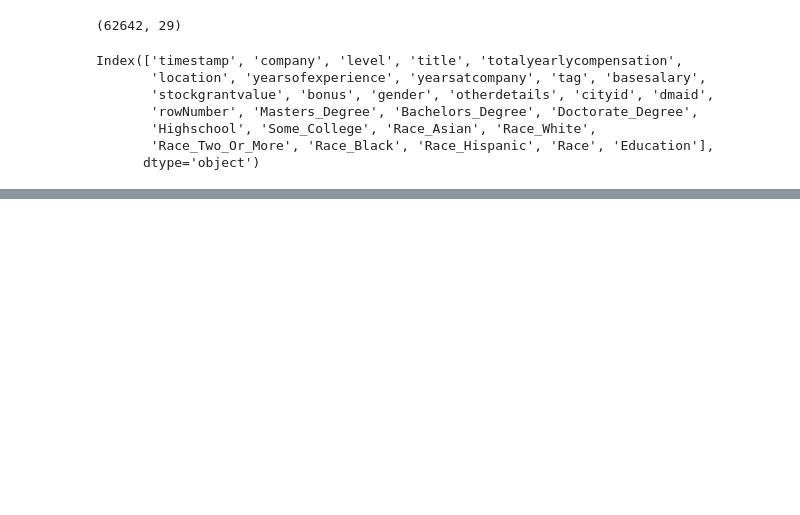
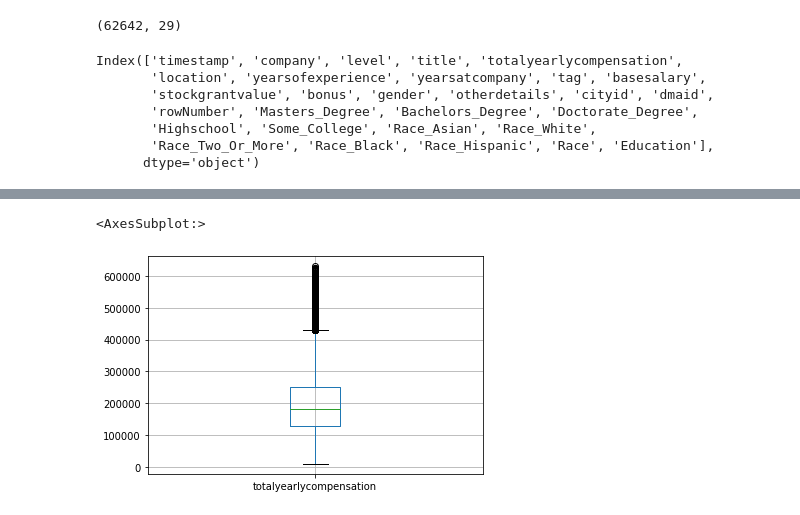
Before and after one commit to joevilla96/-DataProyect, a Jupyter notebook: src/EDA.ipynb, the cells around one changed output, grey strips where cells are left out. Drawn from its saved outputs; the diff is of its cells as text; code cells hidden in the pictures; blank space fills up the shorter version.

```diff
--- a/src/EDA.ipynb
+++ b/src/EDA.ipynb
@@ -21,0 +121,11 @@ Index(['timestamp', 'company', 'level', 'title', 'totalyearlycompensation',
+# %%
+#Identificamos los outliers
+def encontrando_outliers(x, upper_limit):
+    if x > upper_limit:
+        return 1
+    else: return 0
+
+#Duplicamos las columnas que contienen outliers, identificándolos con el sufijo "_outliers"
+for column in numeric_columns:
+    upper_limit = df[column].mean() + 3 * df[column].std()
+    df[column+"_outliers"] = df[column].apply(lambda x: encontrando_outliers(x, upper_limit))
@@ -21,0 +143,4 @@ Index(['timestamp', 'company', 'level', 'title', 'totalyearlycompensation',
+# %%
+# Eliminamos los outliers
+df["outlier"] = df[outlier_columns].sum(axis=1)
+df = df[df["outlier"]==0].reset_index(drop=True).copy()
@@ -21,0 +152,5 @@ Index(['timestamp', 'company', 'level', 'title', 'totalyearlycompensation',
+# %%
+df.boxplot('totalyearlycompensation') #Comprobando la actualización sin outliers
+# %% [output]
+<AxesSubplot:>
+[figure, added]
```
Also changed, not shown: parts of 13 cells of this notebook.
